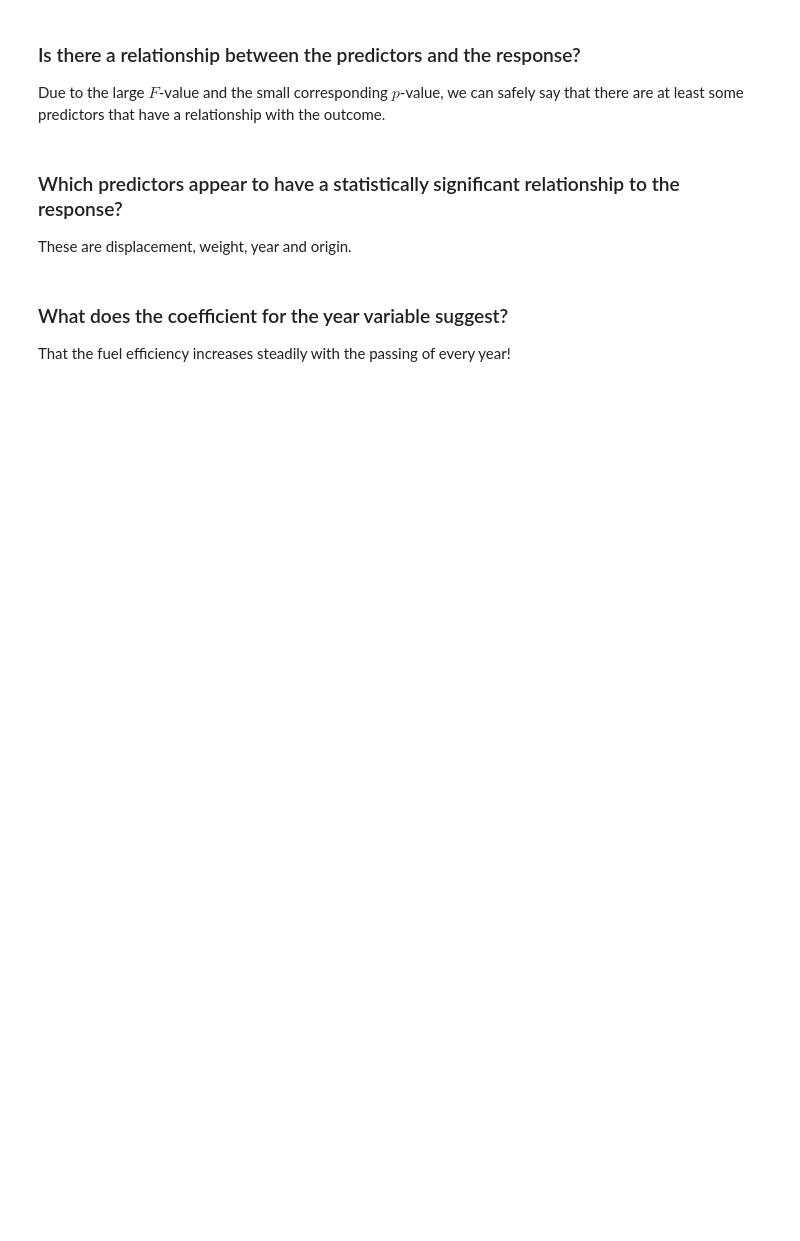
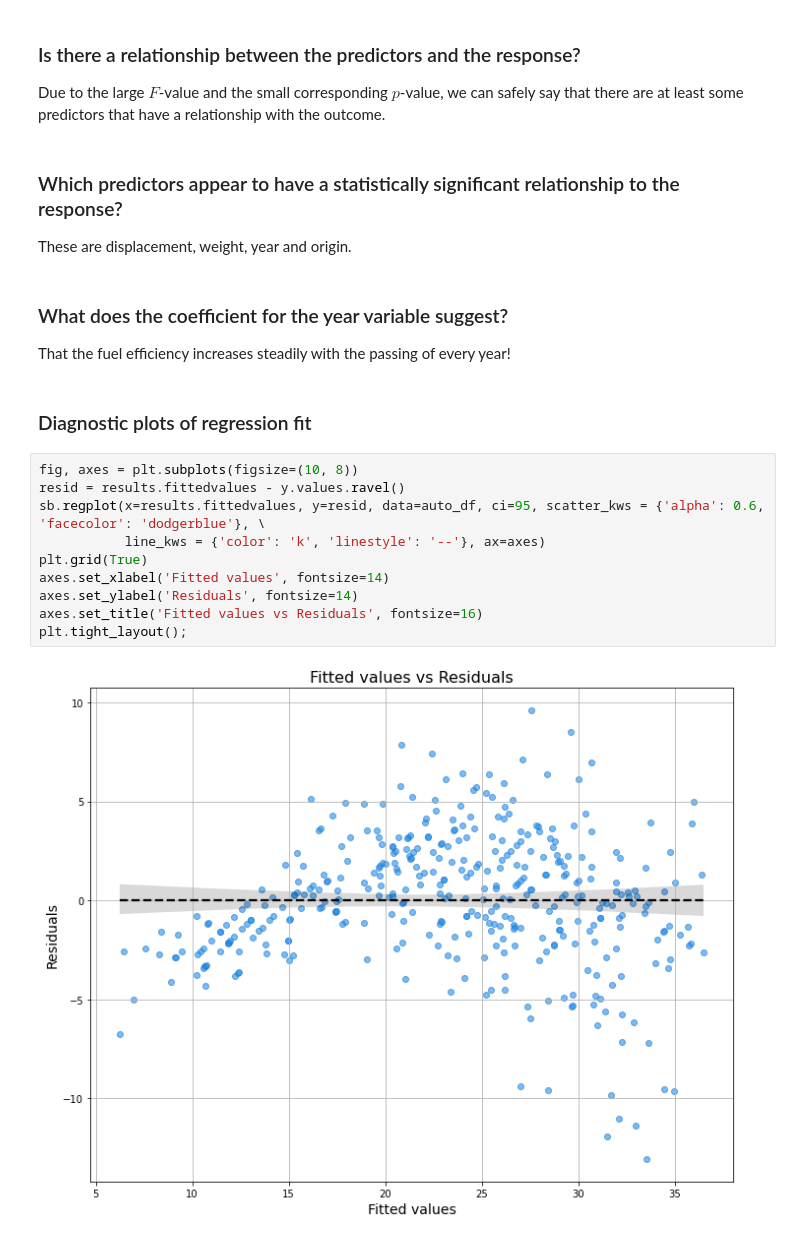
Before and after one commit to capac/ISLwR-python-code, a Jupyter notebook: chapter-3/Chapter 3. Linear Regression - Exercises.ipynb, the cells around one changed output. Saved outputs shown, nothing was run; the diff lists cells and outputs as text; blank space fills up the shorter version.

```diff
--- a/chapter-3/Chapter 3. Linear Regression - Exercises.ipynb
+++ b/chapter-3/Chapter 3. Linear Regression - Exercises.ipynb
@@ -253,3 +254,17 @@ These are displacement, weight, year and origin.
 ### What does the coefficient for the year variable suggest?
 
 That the fuel efficiency increases steadily with the passing of every year!
+# %% [markdown]
+### Diagnostic plots of regression fit
+# %%
+fig, axes = plt.subplots(figsize=(10, 8))
+resid = results.fittedvalues - y.values.ravel()
+sb.regplot(x=results.fittedvalues, y=resid, data=auto_df, ci=95, scatter_kws = {'alpha': 0.6, 'facecolor': 'dodgerblue'}, \
+           line_kws = {'color': 'k', 'linestyle': '--'}, ax=axes)
+plt.grid(True)
+axes.set_xlabel('Fitted values', fontsize=14)
+axes.set_ylabel('Residuals', fontsize=14)
+axes.set_title('Fitted values vs Residuals', fontsize=16)
+plt.tight_layout();
+# %% [output]
+[figure, added]
```
Also changed, not shown: parts of 3 cells of this notebook.
